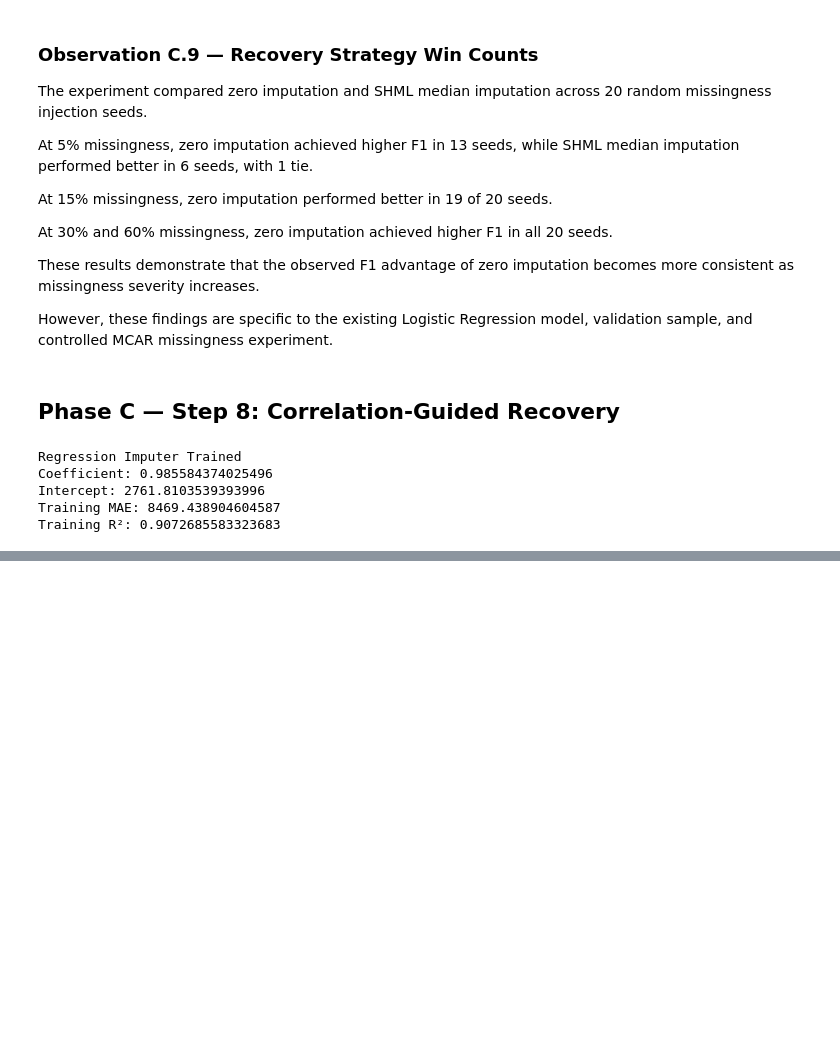
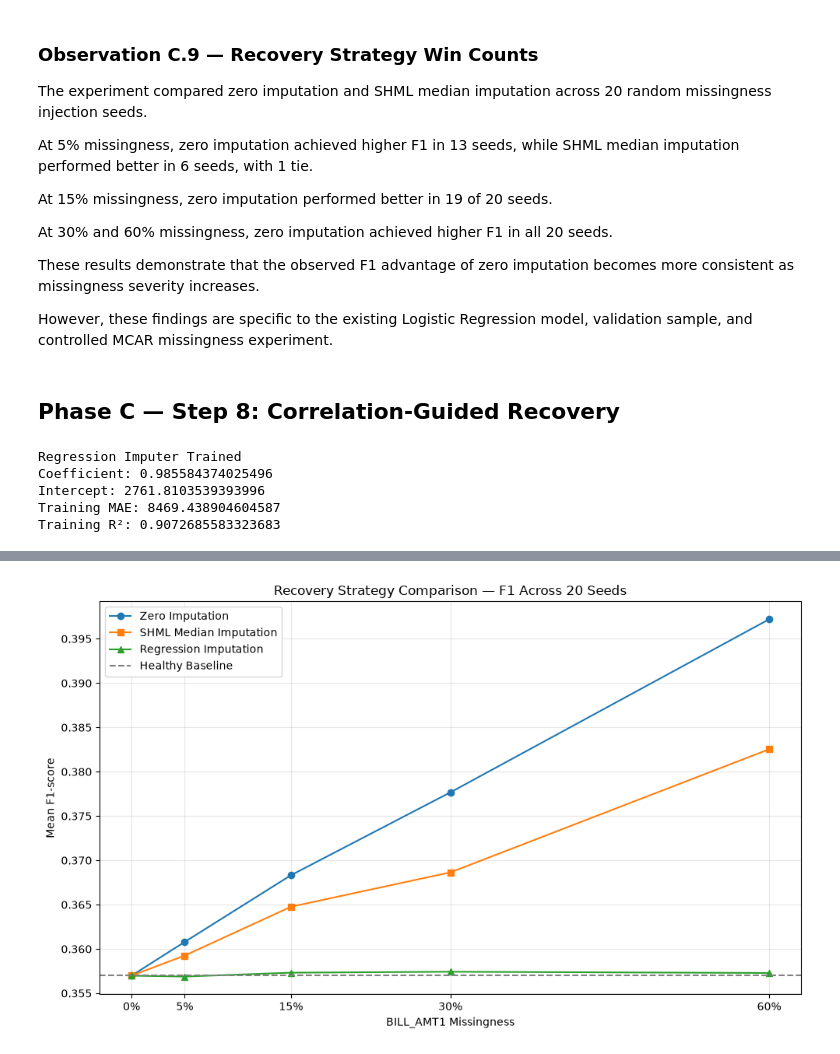
Before and after one commit to divyakapoor23/SHML, a Jupyter notebook: research/bill_amt1/02_recovery_experiments.ipynb, the cells around one changed output, grey strips where cells are left out. Saved outputs shown, nothing was run; the diff lists cells and outputs as text; code cells hidden in the pictures; blank space fills up the shorter version.

```diff
--- a/research/bill_amt1/02_recovery_experiments.ipynb
+++ b/research/bill_amt1/02_recovery_experiments.ipynb
@@ -1002,0 +1302,53 @@ assert X_regression.loc[
+# %%
+
+import matplotlib.pyplot as plt
+
+plot_df = strategy_summary.sort_values("Missingness")
+
+x = plot_df["Missingness"].to_numpy()
+
+fig, ax = plt.subplots(figsize=(10, 6))
+
+ax.plot(
+    x, plot_df["Zero_F1"],
+    marker="o", label="Zero Imputation"
+)
+
+ax.plot(
+    x, plot_df["Median_F1"],
+    marker="s", label="SHML Median Imputation"
+)
+
+ax.plot(
+    x, plot_df["Regression_F1"],
+    marker="^", label="Regression Imputation"
+)
+
+ax.axhline(
+    0.356983,
+    linestyle="--",
+    color="gray",
+    label="Healthy Baseline"
+)
+
+ax.set_xticks(x)
+ax.set_xticklabels([f"{v:.0%}" for v in x])
+ax.set_xlabel("BILL_AMT1 Missingness")
+ax.set_ylabel("Mean F1-score")
+ax.set_title(
+    "Recovery Strategy Comparison — F1 Across 20 Seeds"
+)
+ax.legend()
+ax.grid(alpha=0.3)
+
+plt.tight_layout()
+
+plt.savefig(
+    FIGURES_DIR / "three_strategy_f1_comparison.png",
+    dpi=300,
+    bbox_inches="tight"
+)
+
+plt.show()
+# %% [output]
+[figure, added]
```
Also changed, not shown: parts of 12 cells of this notebook.
